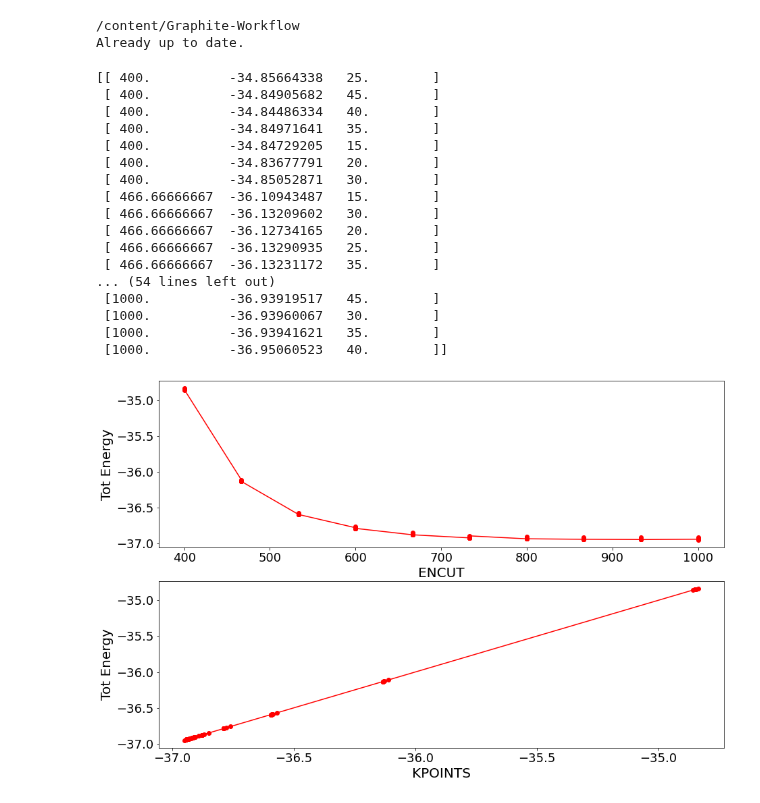
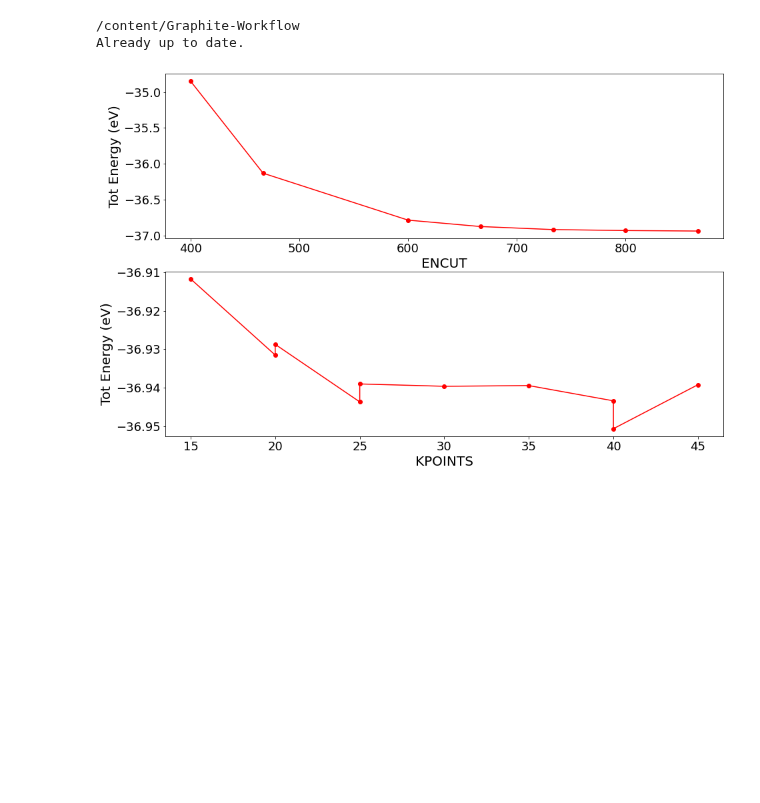
Before and after one commit to Celso0408/Graphite-Workflow, a Jupyter notebook: Graphite_Workflow.ipynb, the cells around one changed output. Saved outputs shown, nothing was run; the diff lists cells and outputs as text; code cells hidden in the pictures; blank space fills up the shorter version.

```diff
--- a/Graphite_Workflow.ipynb
+++ b/Graphite_Workflow.ipynb
@@ -38,66 +40,67 @@ if __name__ == '__main__':
   with open('db-Workflow.yml') as file:
     db_file_encut = yaml.full_load(file)
 
-  # print(db_file_encut["2023-01-04-16h34m57s-DFT-VASP_vasp_results.yml"])
+  #print(db_file_encut["2023-01-04-16h34m57s-DFT-VASP_vasp_results.yml"])
 
-  # Experimental lattice parameters in Angstrom
-  a_0 = 2.462
-  c_0 = 6.707
   common_string = 'DFT-VASP'
   prop_1 = 'ENCUT'
   encut = []
   kpoints = []
   prop_2 = 'total_energy'
   tot_energy = []
 
 
   results_dict_name = filter_dicts(common_string, db_file_encut)
 
-  data_array = array = np.empty((0, 0))
+  data_array = np.empty((0, 0))
 
   for dic_name in results_dict_name:
       tot_energy.append(db_file_encut[dic_name][prop_2])
       encut.append(float(db_file_encut[dic_name]["TABS"]["INCAR"]["ENCUT"]))
       kpoints.append(float(db_file_encut[dic_name]["TABS"]["KPOINTS"]["Rk_length"]))
 
   data_array = np.append(data_array, encut)
   data_array = np.column_stack((data_array, tot_energy))
   data_array = np.column_stack((data_array, kpoints))
-  sorted_array = data_array[data_array[:,2].argsort()]
+  #data_array = data_array[data_array[:,2].argsort()]
+
+  # count the number of times that a given value appear in the first column of the array
+  dim_array = data_array.shape
+
+  # ENCUT
+  count_encut = np.sum(data_array[:, 0] == data_array[0, 0])
+  data_array = data_array[data_array[:,2].argsort()]
+
+  # encut array
+  encut_energies = np.empty((0, 0))
+  encut_energies = np.append(encut_energies, data_array[dim_array[0]-count_encut:dim_array[0], 0])
+  encut_energies = np.column_stack((encut_energies, data_array[dim_array[0]-count_encut:dim_array[0], 1]))
+  encut_energies = encut_energies[encut_energies[:,0].argsort()]
+
+  # KPOINTS
+  count_kpt = np.sum(data_array[:, 2] == data_array[0, 2])
+  data_array = data_array[data_array[:,0].argsort()]
+  # kpoints array
+  k_energies = np.empty((0, 0))
+  k_energies = np.append(k_energies, data_array[dim_array[0]-count_kpt:dim_array[0], 2])
+  k_energies = np.column_stack((k_energies, data_array[dim_array[0]-count_kpt:dim_array[0], 1]))
+  k_energies = k_energies[k_energies[:,0].argsort()]
 
 
-  print(sorted_array)
 
   # create a figure with a large size
   fig, ax = plt.subplots(2,1,figsize=(15, 10))
 
 
-  ax[0].plot(sorted_array[:,0], sorted_array[:,1],'-ro')
+  ax[0].plot(encut_energies[:,0], encut_energies[:,1],'-ro')
   ax[0].set_xlabel('ENCUT',Fontsize=20)
-  ax[0].set_ylabel('Tot Energy', Fontsize=20)
+  ax[0].set_ylabel('Tot Energy (eV)', Fontsize=20)
   ax[0].tick_params(labelsize=18)
 
-  ax[1].plot(sorted_array[:,1], sorted_array[:,1],'-ro')
+  ax[1].plot(k_energies[:,0], k_energies[:,1],'-ro')
   ax[1].set_xlabel('KPOINTS',Fontsize=20)
-  ax[1].set_ylabel('Tot Energy', Fontsize=20)
+  ax[1].set_ylabel('Tot Energy (eV)', Fontsize=20)
   ax[1].tick_params(labelsize=18)
   plt.show()
 # %% [output]
-[[ 400.          -34.85664338   25.        ]
- [ 400.          -34.84905682   45.        ]
- [ 400.          -34.84486334   40.        ]
- [ 400.          -34.84971641   35.        ]
- [ 400.          -34.84729205   15.        ]
- [ 400.          -34.83677791   20.        ]
- [ 400.          -34.85052871   30.        ]
- [ 466.66666667  -36.10943487   15.        ]
- [ 466.66666667  -36.13209602   30.        ]
- [ 466.66666667  -36.12734165   20.        ]
- [ 466.66666667  -36.13290935   25.        ]
- [ 466.66666667  -36.13231172   35.        ]
-... (54 lines left out)
- [1000.          -36.93919517   45.        ]
- [1000.          -36.93960067   30.        ]
- [1000.          -36.93941621   35.        ]
- [1000.          -36.95060523   40.        ]]
-[figure, old version]
+[figure, new version]
```
Also changed, not shown: parts of 2 cells of this notebook.
